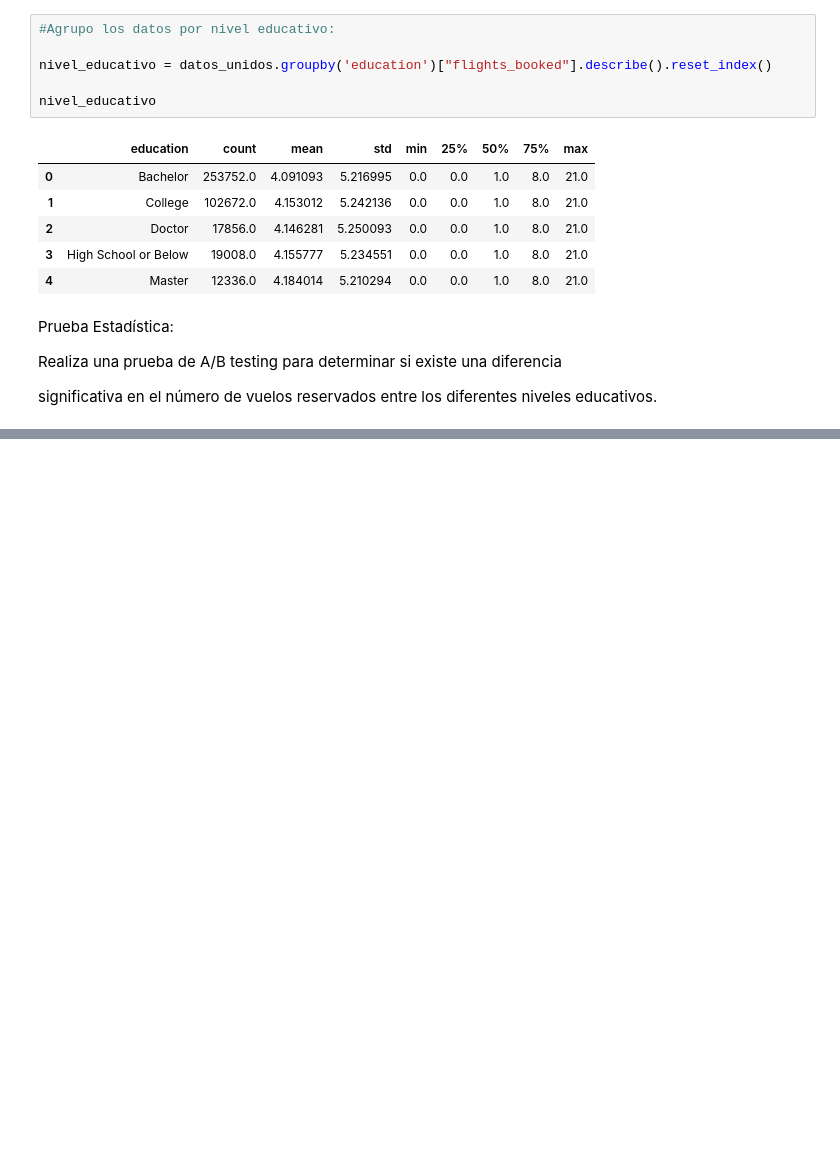
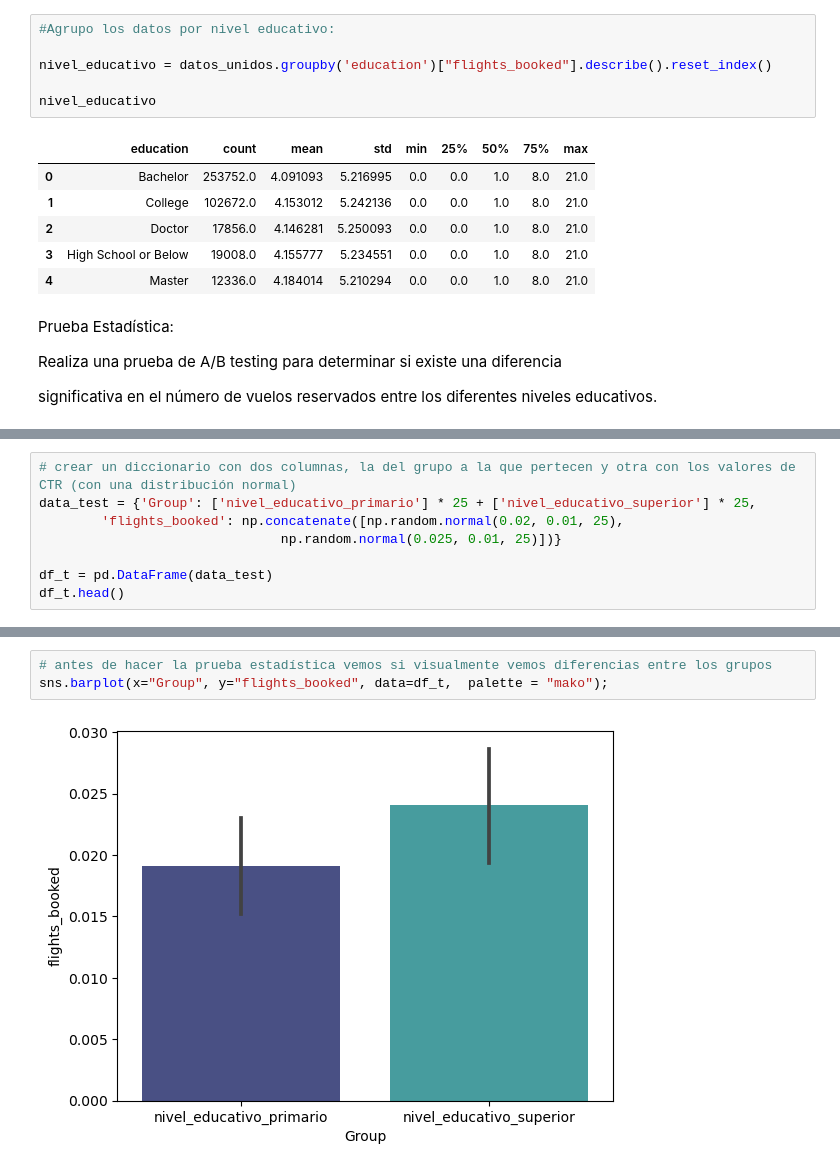
Before and after one commit to ggonzalm/Promo-H-DA-modulo3-evaluacion-final-Gloria_Gonzalez, a Jupyter notebook: Ejercicio final modulo3.ipynb, the cells around one changed output, grey strips where cells are left out. Drawn from its saved outputs; the diff is of its cells as text; blank space fills up the shorter version.

```diff
--- a/Ejercicio final modulo3.ipynb
+++ b/Ejercicio final modulo3.ipynb
@@ -674,0 +772,8 @@ educativos.
+# %%
+# crear un diccionario con dos columnas, la del grupo a la que pertecen y otra con los valores de CTR (con una distribución normal)
+data_test = {'Group': ['nivel_educativo_primario'] * 25 + ['nivel_educativo_superior'] * 25,
+        'flights_booked': np.concatenate([np.random.normal(0.02, 0.01, 25),
+                               np.random.normal(0.025, 0.01, 25)])}
+
+df_t = pd.DataFrame(data_test)
+df_t.head()
@@ -674,0 +787,5 @@ educativos.
+# %%
+# antes de hacer la prueba estadística vemos si visualmente vemos diferencias entre los grupos
+sns.barplot(x="Group", y="flights_booked", data=df_t,  palette = "mako");
+# %% [output]
+[figure, added]
```
Also changed, not shown: parts of 14 cells of this notebook.
